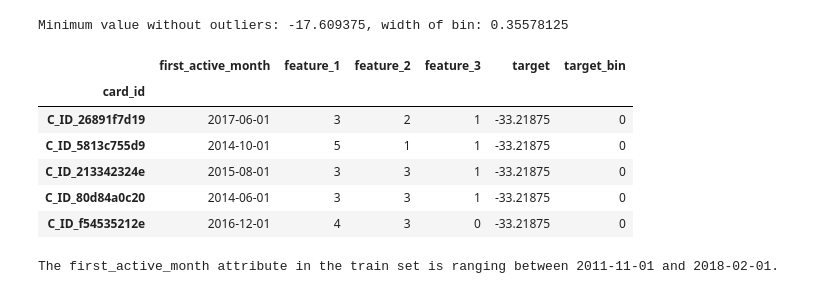
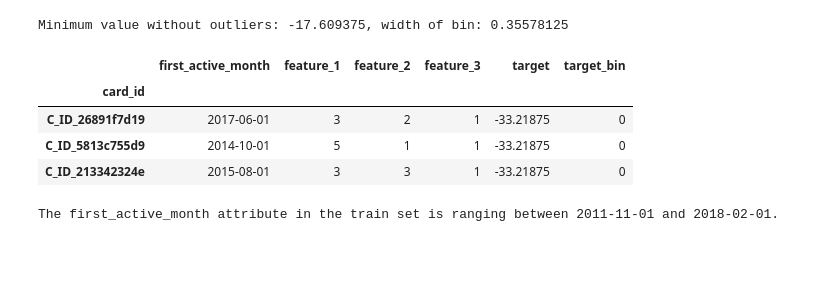
Before and after one commit to Zol-S/kaggle, a Jupyter notebook: Elo Merchant Category Recommendation/2.3_LynxKite_preprocessor.ipynb, the cells around one changed output. Saved outputs shown, nothing was run; the diff lists cells and outputs as text; code cells hidden in the pictures; blank space fills up the shorter version.

```diff
--- a/Elo Merchant Category Recommendation/2.3_LynxKite_preprocessor.ipynb
+++ b/Elo Merchant Category Recommendation/2.3_LynxKite_preprocessor.ipynb
@@ -174,15 +260,13 @@ bin_width = range/100
 
 df_train['target_bin'] = create_bin(df_train['target'], min_value, bin_width)
 # %%
-df_train[:5]
+df_train[:3]
 # %% [output]
 |  | first_active_month | feature_1 | feature_2 | feature_3 | target | target_bin |
 | card_id |  |  |  |  |  |  |
 | C_ID_26891f7d19 | 2017-06-01 | 3 | 2 | 1 | -33.21875 | 0 |
 | C_ID_5813c755d9 | 2014-10-01 | 5 | 1 | 1 | -33.21875 | 0 |
 | C_ID_213342324e | 2015-08-01 | 3 | 3 | 1 | -33.21875 | 0 |
-| C_ID_80d84a0c20 | 2014-06-01 | 3 | 3 | 1 | -33.21875 | 0 |
-| C_ID_f54535212e | 2016-12-01 | 4 | 3 | 0 | -33.21875 | 0 |
 # %%
 train_first = df_train['first_active_month'].min()
 train_last = df_train['first_active_month'].max()
```
Also changed, not shown: parts of 91 cells of this notebook, 6 other files.
